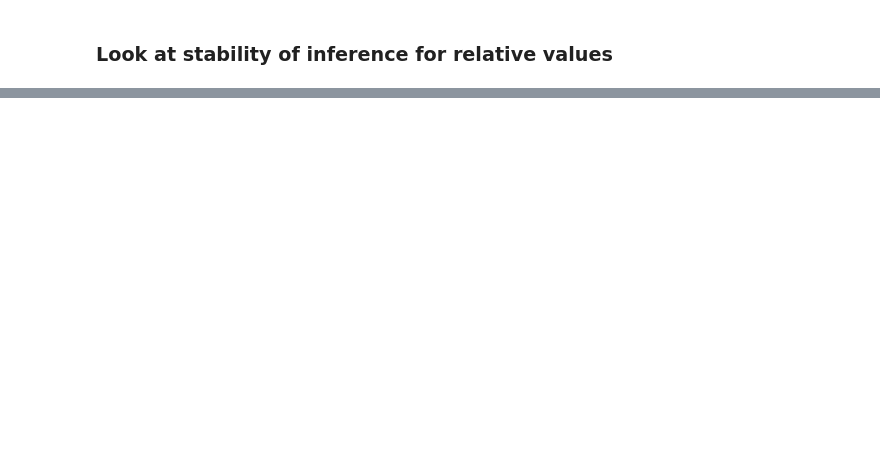
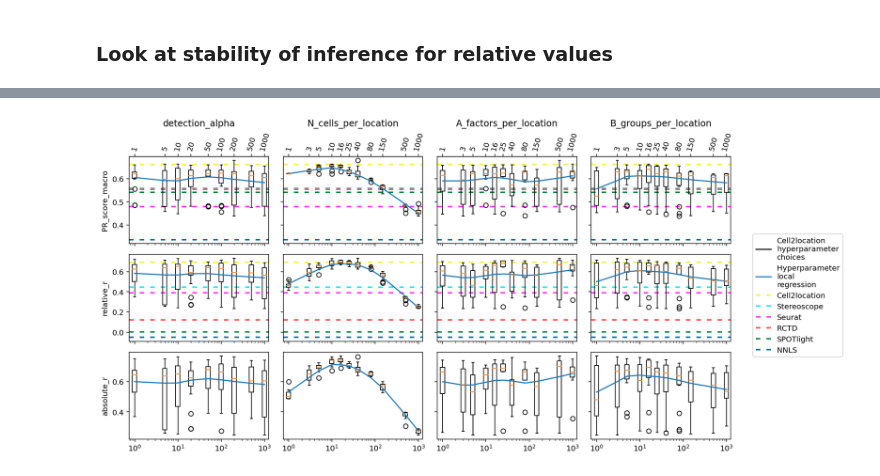
Before and after one commit to vitkl/cell2location_paper, a Jupyter notebook: notebooks/benchmarking/Fig1BCDE_FigS1S2S3_synthetic_data_improved_hyperparameter_testing.ipynb, the cells around one changed output, grey strips where cells are left out. Cells and saved outputs as stored; diff of their text form; code cells hidden in the pictures; blank space fills up the shorter version.

```diff
--- a/notebooks/benchmarking/Fig1BCDE_FigS1S2S3_synthetic_data_improved_hyperparameter_testing.ipynb
+++ b/notebooks/benchmarking/Fig1BCDE_FigS1S2S3_synthetic_data_improved_hyperparameter_testing.ipynb
@@ -870,0 +317,53 @@ seaborn.external.husl 2.1.0
+# %%
+import statsmodels.api as sm
+
+
+fig, axs = plt.subplots(nrows=3, ncols=4, figsize=(12, 6.5), sharex=True, sharey='row')
+
+param_names = ['detection_alpha', 'N_cells_per_location', 'A_factors_per_location', 'B_groups_per_location']
+score_names = ['PR_score_macro', 'relative_r', 'absolute_r']
+
+res2 = res.iloc[:, :25].dropna()
+
+for n_score, score_name in enumerate(score_names):
+    for n_param, param_name in enumerate(param_names):
+        ax = axs[n_score, n_param]
+#         ax.scatter(res2[param_name].values.flatten(), res2[score_name].values.flatten())
+        gb = res2[[param_name, score_name]].groupby(param_name)
+        w = 0.1
+        width = lambda p, w: 10**(np.log10(p)+w/2.)-10**(np.log10(p)-w/2.)
+        pos = [i[0] for i in gb]
+        values = [i[1][score_name].values for i in gb]
+        ax.boxplot(values, positions=pos, widths=width(pos,w))
+        ax.plot([], [], color='k', label='Cell2location\nhyperparameter\nchoices')
+        lowess_sm = sm.nonparametric.lowess
+        yest_sm = lowess_sm(res2[score_name].values.flatten() ,np.log10(res2[param_name].values.flatten()),
+                            frac=1/2, it=5, return_sorted=True)
+        ax.plot(10**yest_sm[:, 0], yest_sm[:, 1], color='C0', label='Hyperparameter\nlocal\nregression')
+        ax.set_xscale('log')
+        if ax.is_first_row():
+            ax.set_title(param_name)
+            secax_x = ax.secondary_xaxis('top', functions=(lambda x: x, lambda x: x))
+            secax_x.set_xticks(pos)
+            secax_x.set_xticklabels(np.array(pos).astype(int), rotation=75)
+            secax_x.minorticks_off()
+        if ax.is_first_col():
+            ax.set_ylabel(score_name)
+
+        x_min, x_max = ax.set_xlim(0.75, 1250)
+
+        if score_name in other_methods_df.columns:
+            for n, name, score in other_methods_df.loc[:, ['method_name', score_name]].itertuples():
+                color = sc.pl.palettes.default_102[n]
+                if n == 0:
+                    color = 'xkcd:off yellow'
+                ax.hlines(score, 0.75, 1250, colors=[color],
+                          linewidth=2, label=name, linestyle=(0, (3, 4)))
+
+plt.figlegend(*axs[0,0].get_legend_handles_labels(), bbox_to_anchor=(1.01,0.475), loc="center left")
+
+plt.tight_layout()
+
+plt.savefig('stability_local_regression_synthetic.pdf', bbox_inches='tight')
+# %% [output]
+[figure, added]
```
Also changed, not shown: parts of 81 cells of this notebook, 32 other files.
